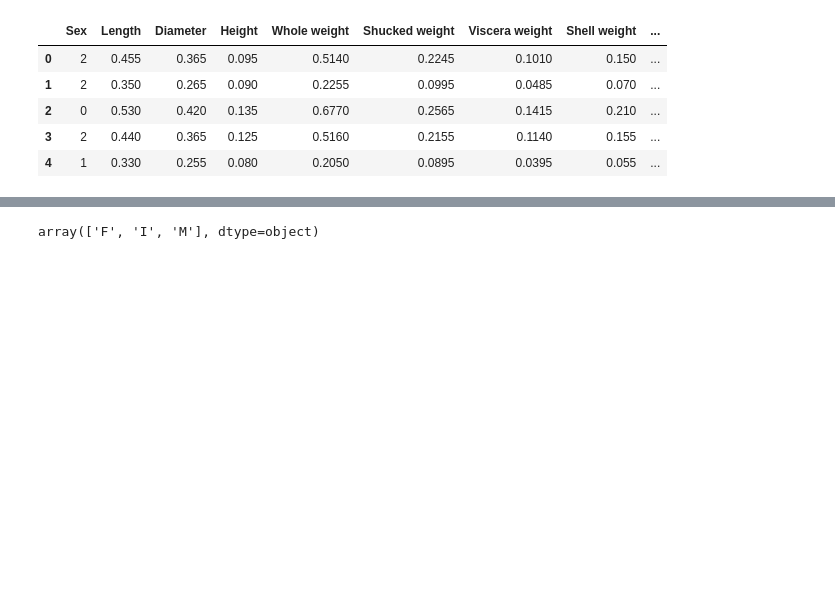
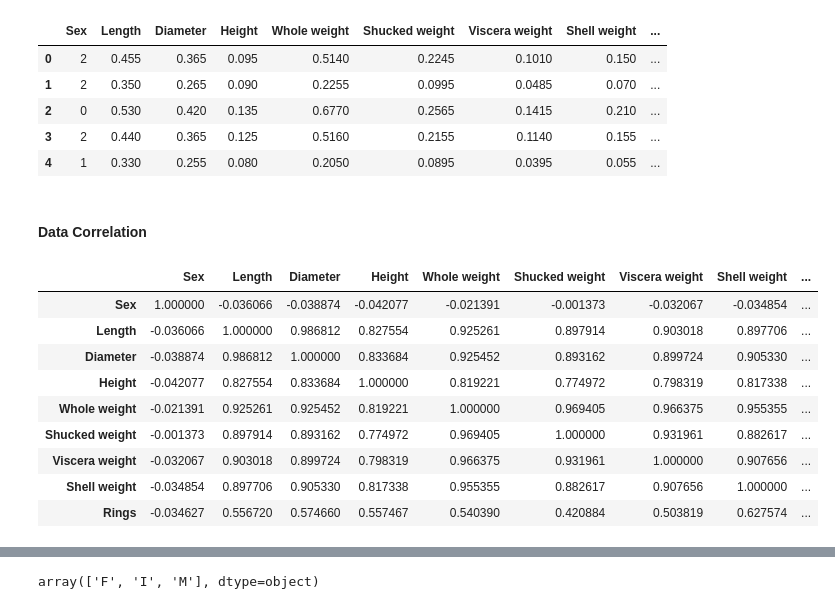
Before and after one commit to amirkasaei/K-Nearest-Neighbors-Classification-with-scikit-learn, a Jupyter notebook: K-Nearest Neighbors.ipynb, the cells around one changed output, grey strips where cells are left out. Cells and saved outputs as stored; diff of their text form; code cells hidden in the pictures; blank space fills up the shorter version.

```diff
--- a/K-Nearest Neighbors.ipynb
+++ b/K-Nearest Neighbors.ipynb
@@ -39,3 +63,19 @@ abalone.head()
 | 2 | 0 | 0.530 | 0.420 | 0.135 | 0.6770 | 0.2565 | 0.1415 | 0.210 | ... |
 | 3 | 2 | 0.440 | 0.365 | 0.125 | 0.5160 | 0.2155 | 0.1140 | 0.155 | ... |
 | 4 | 1 | 0.330 | 0.255 | 0.080 | 0.2050 | 0.0895 | 0.0395 | 0.055 | ... |
+# %% [markdown]
+#### **Data Correlation**
+# %%
+correlation_matrix = abalone.corr()
+correlation_matrix
+# %% [output]
+|  | Sex | Length | Diameter | Height | Whole weight | Shucked weight | Viscera weight | Shell weight | ... |
+| Sex | 1.000000 | -0.036066 | -0.038874 | -0.042077 | -0.021391 | -0.001373 | -0.032067 | -0.034854 | ... |
+| Length | -0.036066 | 1.000000 | 0.986812 | 0.827554 | 0.925261 | 0.897914 | 0.903018 | 0.897706 | ... |
+| Diameter | -0.038874 | 0.986812 | 1.000000 | 0.833684 | 0.925452 | 0.893162 | 0.899724 | 0.905330 | ... |
+| Height | -0.042077 | 0.827554 | 0.833684 | 1.000000 | 0.819221 | 0.774972 | 0.798319 | 0.817338 | ... |
+| Whole weight | -0.021391 | 0.925261 | 0.925452 | 0.819221 | 1.000000 | 0.969405 | 0.966375 | 0.955355 | ... |
+| Shucked weight | -0.001373 | 0.897914 | 0.893162 | 0.774972 | 0.969405 | 1.000000 | 0.931961 | 0.882617 | ... |
+| Viscera weight | -0.032067 | 0.903018 | 0.899724 | 0.798319 | 0.966375 | 0.931961 | 1.000000 | 0.907656 | ... |
+| Shell weight | -0.034854 | 0.897706 | 0.905330 | 0.817338 | 0.955355 | 0.882617 | 0.907656 | 1.000000 | ... |
+| Rings | -0.034627 | 0.556720 | 0.574660 | 0.557467 | 0.540390 | 0.420884 | 0.503819 | 0.627574 | ... |
```
Also changed, not shown: parts of 37 cells of this notebook.
